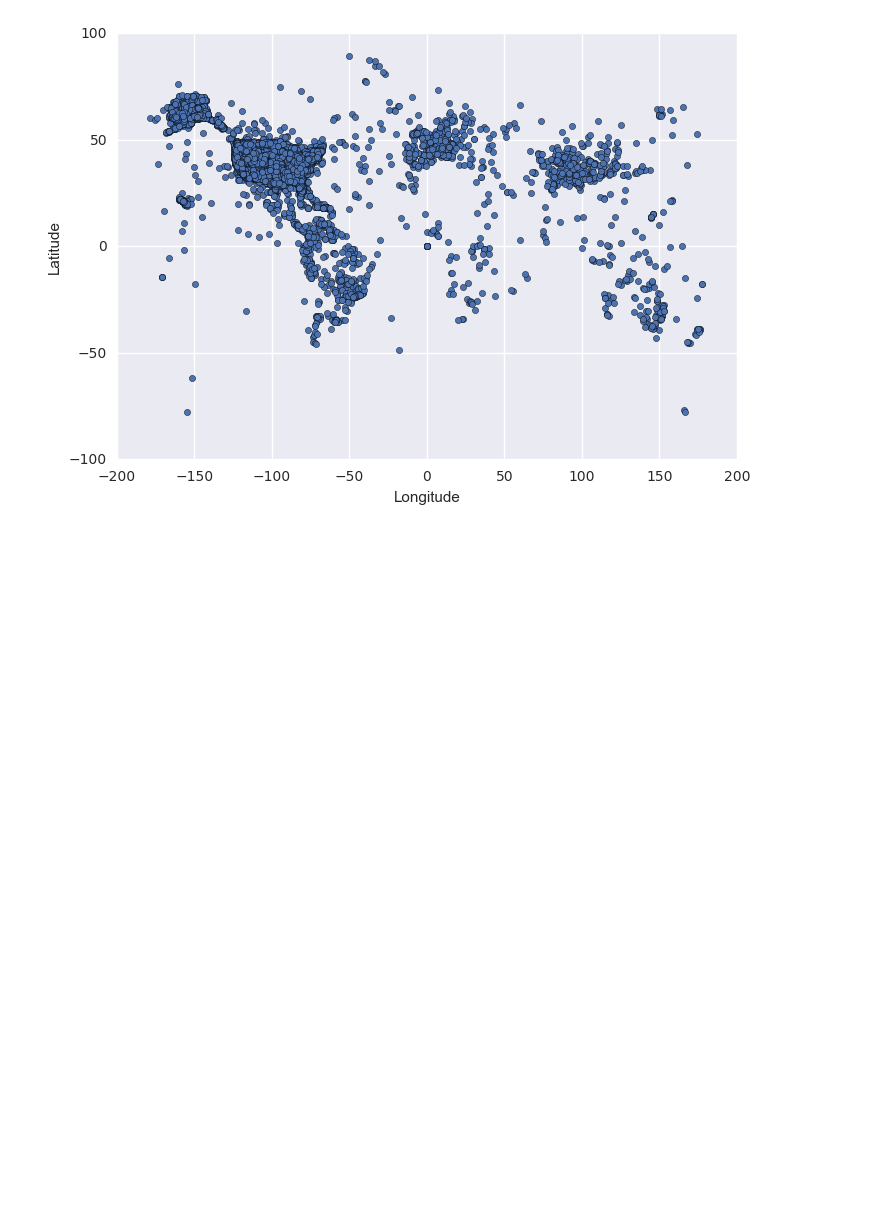
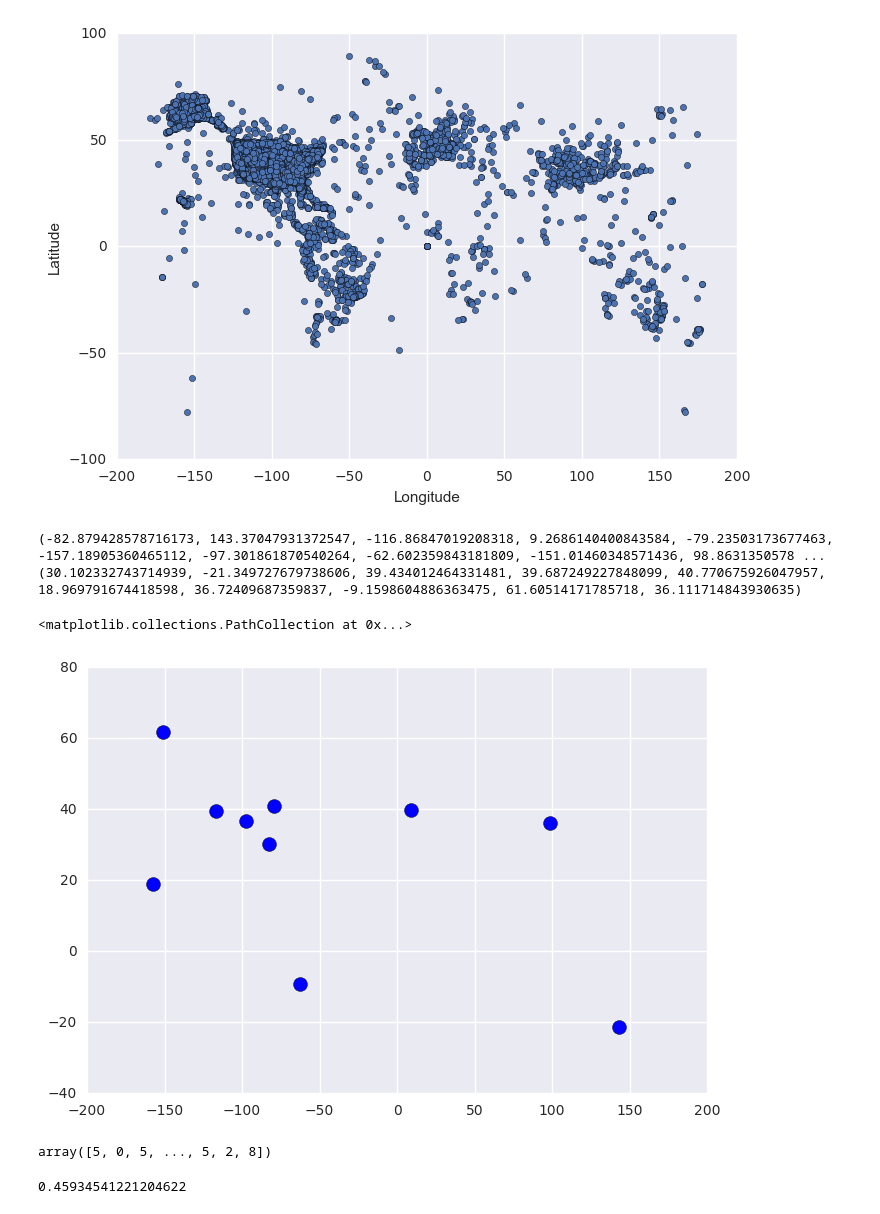
Before and after one commit to danishk123/repo1, a Jupyter notebook: Homework/DanishKhanHomework3Project.ipynb, the cells around one changed output. Saved outputs shown, nothing was run; the diff lists cells and outputs as text; code cells hidden in the pictures; blank space fills up the shorter version.

```diff
--- a/Homework/DanishKhanHomework3Project.ipynb
+++ b/Homework/DanishKhanHomework3Project.ipynb
@@ -602,3 +604,16 @@ AvData2.plot.scatter("Longitude", "Latitude")
 # %% [output]
 <matplotlib.axes._subplots.AxesSubplot at 0x...>
 [figure]
+# %%
+centroids
+Lon, Lat = zip(*centroids)
+print(Lon)
+print(Lat)
+# %% [output]
+(-82.879428578716173, 143.37047931372547, -116.86847019208318, 9.2686140400843584, -79.23503173677463, -157.18905360465112, -97.301861870540264, -62.602359843181809, -151.01460348571436, 98.8631350578 ...
+(30.102332743714939, -21.349727679738606, 39.434012464331481, 39.687249227848099, 40.770675926047957, 18.969791674418598, 36.72409687359837, -9.1598604886363475, 61.60514171785718, 36.111714843930635)
+# %%
+matplotlib.pyplot.scatter(Lon, Lat, s=100)
+# %% [output]
+<matplotlib.collections.PathCollection at 0x...>
+[figure, added]
@@ -604,0 +624,8 @@ AvData2.plot.scatter("Longitude", "Latitude")
+# %%
+Clusterer_suggestions
+# %% [output]
+array([5, 0, 5, ..., 5, 2, 8])
+# %%
+sklearn.metrics.silhouette_score(Location, Clusterer_suggestions)
+# %% [output]
+0.45934541221204622
```
Also changed, not shown: parts of 13 cells of this notebook.
